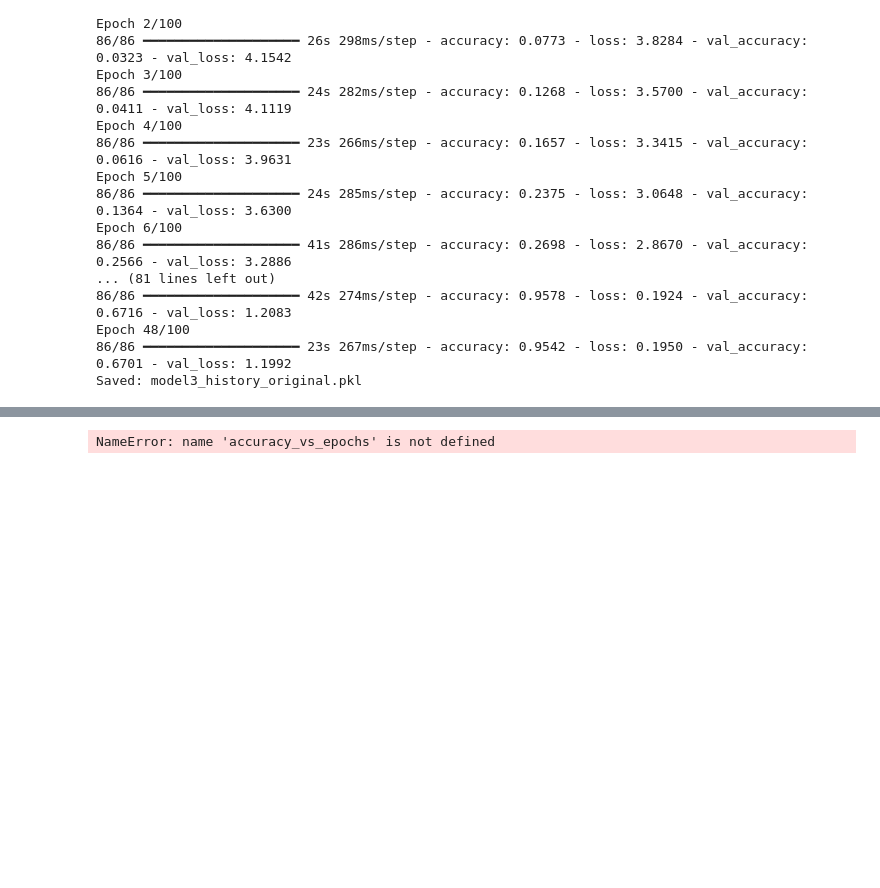
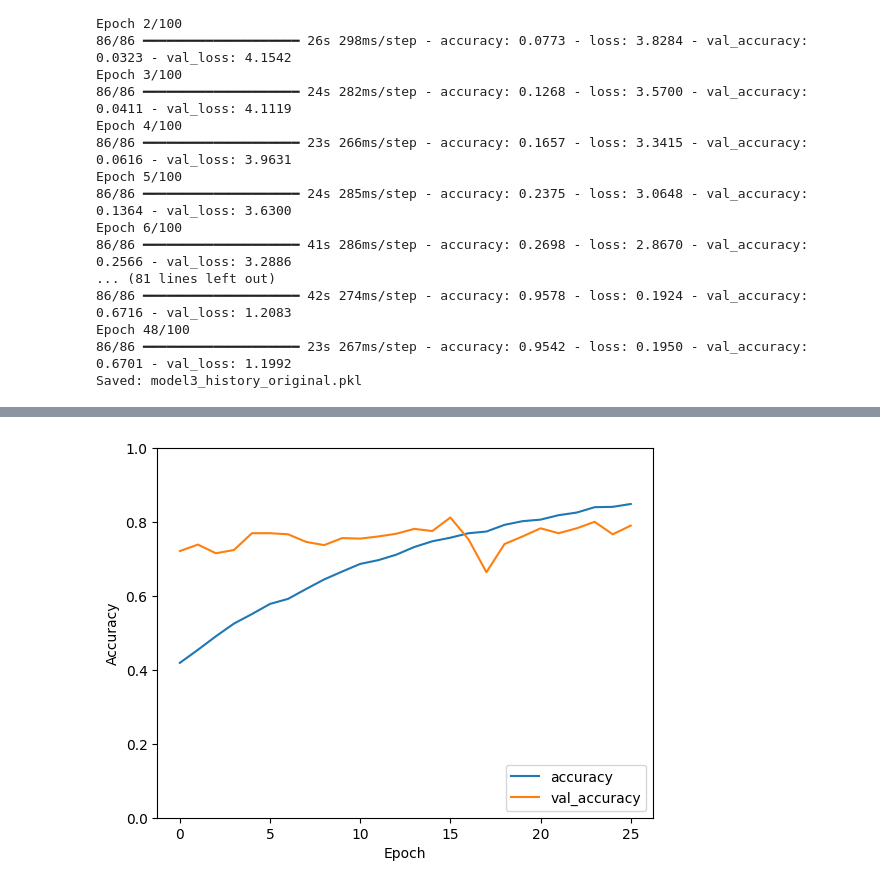
Before and after one commit to sachinadk2011/handwritten-alphanumeric-recognition, a Jupyter notebook: handwritten_recognition.ipynb, the cells around one changed output, grey strips where cells are left out. Saved outputs shown, nothing was run; the diff lists cells and outputs as text; code cells hidden in the pictures; blank space fills up the shorter version.

Commit message:
model 3 is finalled trained on augmented dataset

```diff
--- a/handwritten_recognition.ipynb
+++ b/handwritten_recognition.ipynb
@@ -547,7 +547,7 @@ Epoch 48/100
 86/86 ━━━━━━━━━━━━━━━━━━━━ 23s 267ms/step - accuracy: 0.9542 - loss: 0.1950 - val_accuracy: 0.6701 - val_loss: 1.1992
 Saved: model3_history_original.pkl
 # %%
-model3, history3 = restore_full('model3')
+model3 = restore_model("model3")
 history3 = restore_history('model3', 'original')
 # %% [output]
 ✅ Restored model3 from checkpoint
@@ -572,7 +579,7 @@ Epoch 6/100
 # %%
-accuracy_vs_epochs(history3)
+accuracy_vs_epochs(history3_1)
 # %% [output]
-NameError: name 'accuracy_vs_epochs' is not defined
+[figure, added]
 # %%
 # model 4 model2 + batchnormalization + dropout + custom learning rate + LeakyReLU as activation
 model4 = Sequential([
```
Also changed, not shown: parts of 4 cells of this notebook.
